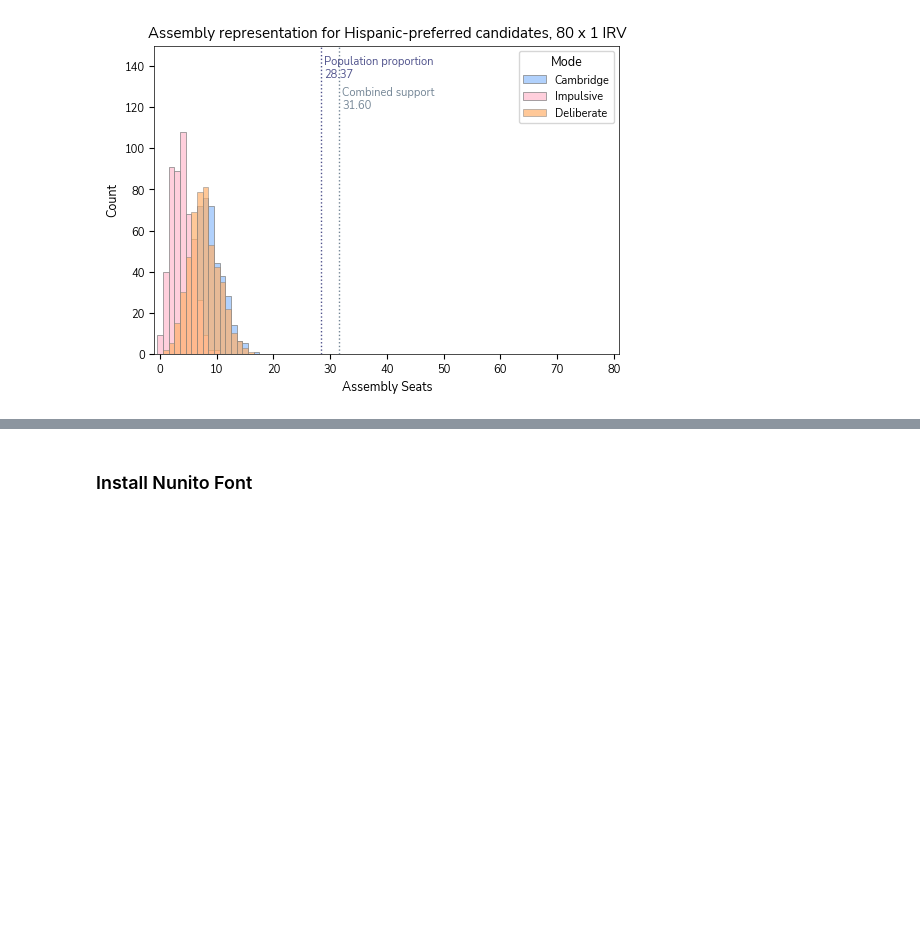
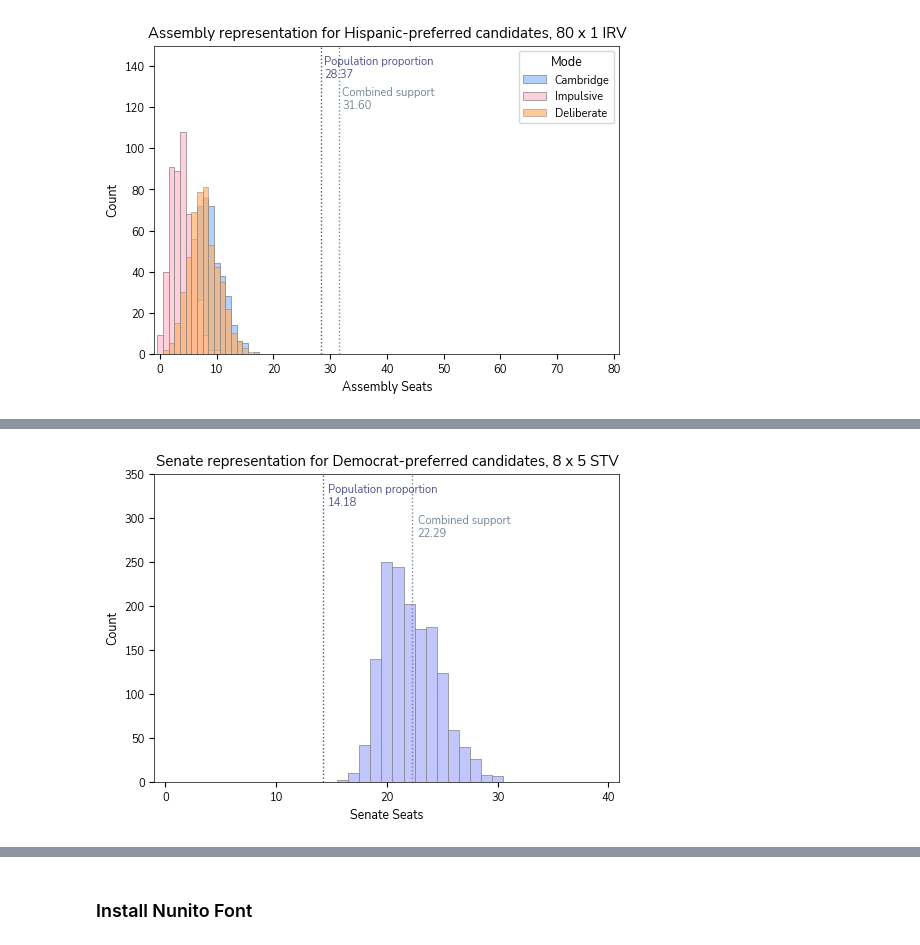
Before and after one commit to hanelee/ca_stv, a Jupyter notebook: process_results.ipynb, the cells around one changed output, grey strips where cells are left out. Saved outputs shown, nothing was run; the diff lists cells and outputs as text; code cells hidden in the pictures; blank space fills up the shorter version.

Commit message:
partisan result figures

```diff
--- a/process_results.ipynb
+++ b/process_results.ipynb
@@ -519,0 +636,94 @@ def bubble_plot_integer(ax, data, labels, colors, title, marker =".", size = 100
+# %%
+import matplotlib.pyplot as plt
+import matplotlib as mpl
+
+mpl.rcParams['font.family'] = 'sans-serif'
+mpl.rcParams['font.sans-serif'] = ['Nunito Sans']
+
+agg = (df_part.groupby(["plan", "total_district_num", "mode", "rep"], as_index=False)
+      .agg({"D_seats": "sum"}))
+
+
+dist_seats = {8:5, 10:4, 16:5, 20:4, 40:1, 80:1}
+
+# colors to try: soft pink, apricot
+for dn, group in agg.groupby("total_district_num"):
+    plt.rc('font', size=9)
+    fig, ax = plt.subplots(figsize=(6,4))  # create a figure + axes
+
+    ax.hist(
+        group["D_seats"],
+        bins=range(group["D_seats"].min(), group["D_seats"].max() + 2),
+        align='left',
+        edgecolor='gray',
+        linewidth = 0.5,
+        color='xkcd:light periwinkle'
+    )
+
+    # Reduce the weight of the spines (plot boundary)
+    for spine in ax.spines.values():
+        spine.set_linewidth(0.5)
+
+
+    sen_assem = "Senate" if dn*dist_seats[dn] == 40 else "Assembly"
+    election = "IRV" if dist_seats[dn]==1 else "STV"
+    ylim = 350 if sen_assem == "Senate" else 200
+
+
+    ax.set_xlim(-1, dn * dist_seats[dn] + 1)
+    ax.set_ylim(0, ylim)
+    ax.set_xticks(range(0, dn * dist_seats[dn] + 1, 10))
+    ax.set_xlabel(f"{sen_assem} Seats")
+    ax.set_ylabel("Count")
+    ax.set_title(f"{sen_assem} representation for Democrat-preferred candidates, {dn} x {dist_seats[dn]} {election}")
+
+
+
+### ADD VERTICAL LINES
+    color_cs = 'xkcd:steel'
+    color_dprop = 'xkcd:twilight'
+
+    ## Add vertical line for combined support
+    cs_share = cs*dn*dist_seats[dn]
+    ax.axvline(
+        cs_share, color=color_cs, linestyle=':', linewidth=1,
+        label=f"{share}"
+    )
+
+    rounded_cs = f"{cs_share:.2f}"
+    cs_text_label = f"Combined support\n{rounded_cs}"
+    ax.text(
+        cs_share + 0.5, # X-position: slightly to the right of the line
+        ylim * 0.83, # Y-position: 95% of the way up the plot
+        cs_text_label,
+        verticalalignment='center',
+        horizontalalignment='left',
+        fontsize=8,
+        color=color_cs
+    )
+
+    ## Add vertical line for population proprotionate share
+    # Add dotted vertical line at hprop * seats
+    share = hprop*dn*dist_seats[dn]
+    ax.axvline(
+        share, color=color_dprop, linestyle=':', linewidth=1,
+        label=f"{share}"
+    )
+
+    rounded_share = f"{share:.2f}"
+    text_label = f"Population proportion \n{rounded_share}"
+
+    ax.text(
+        share + 0.5, # X-position: slightly to the right of the line
+        ylim * 0.93, # Y-position: 95% of the way up the plot
+        text_label,
+        verticalalignment='center',
+        horizontalalignment='left',
+        fontsize=8,
+        color=color_dprop
+    )
+
+    ax.tick_params(axis='both', which='major', labelsize=8)
+    plt.savefig(f"figures/democrat seats {dn} x {dist_seats[dn]}_pid0.85_pir0.85_add0.75_adr0.5_ard1.0_arr0.75.png", dpi=300, bbox_inches='tight')
+# %% [output]
+[figure, added]
```
Also changed, not shown: parts of 6 cells of this notebook, 12 other files.
